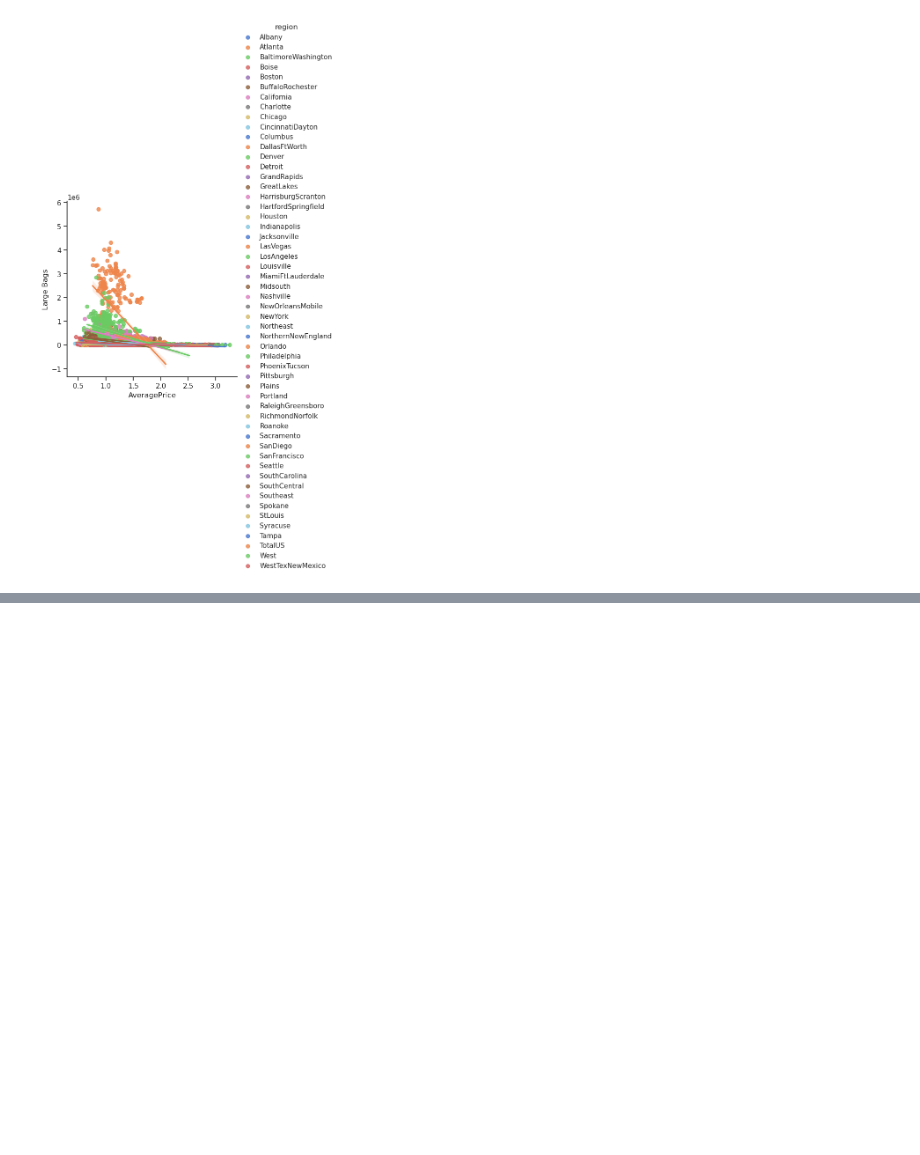
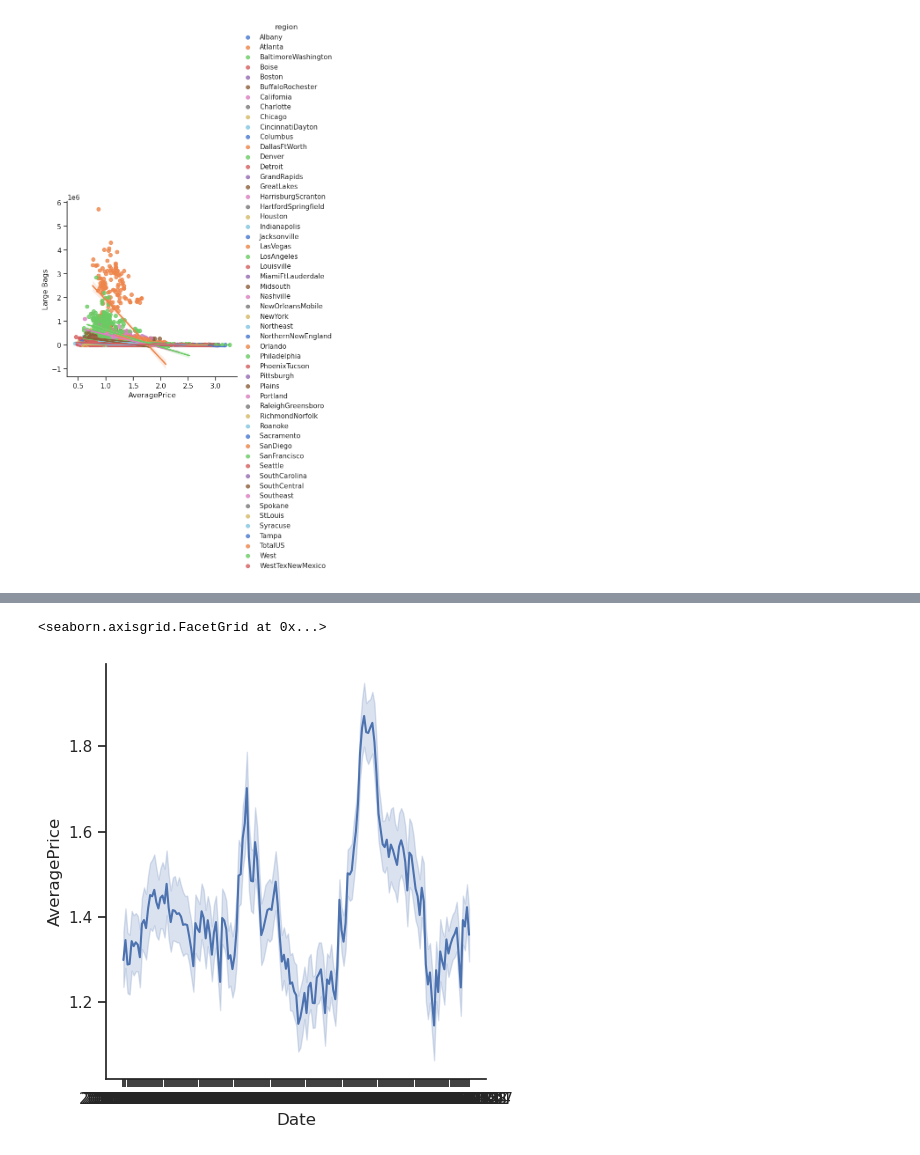
Before and after one commit to arturmusalimov/ml_shared, a Jupyter notebook: week3/Seaborn_Intro.ipynb, the cells around one changed output, grey strips where cells are left out. Drawn from its saved outputs; the diff is of its cells as text; code cells hidden in the pictures; blank space fills up the shorter version.

```diff
--- a/week3/Seaborn_Intro.ipynb
+++ b/week3/Seaborn_Intro.ipynb
@@ -41,0 +72,7 @@ sns.scatterplot(x="AveragePrice", y="Total Bags", data=df, ax=ax, hue="Total Vol
+# %%
+sns.set_theme(style="ticks")
+palette = sns.color_palette("rocket_r")
+sns.relplot(data=df, x="Date", y="AveragePrice", kind="line", palette=palette)
+# %% [output]
+<seaborn.axisgrid.FacetGrid at 0x...>
+[figure, added]
```
Also changed, not shown: parts of 5 cells of this notebook.
